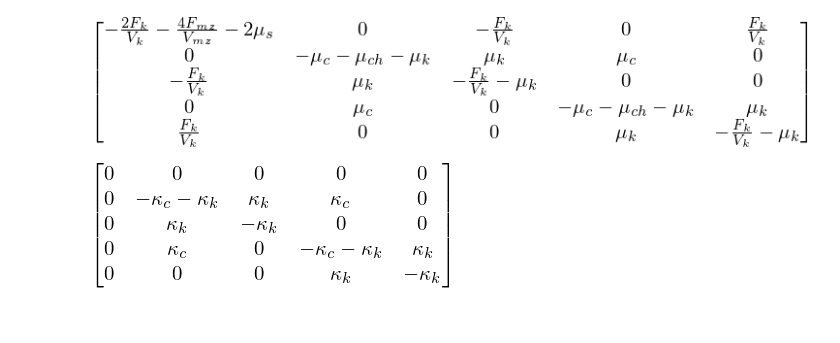
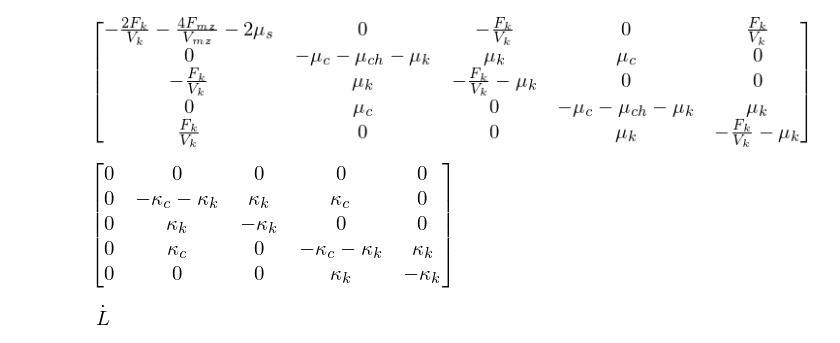
Before and after one commit to glyg/notebooks, a Jupyter notebook: kt_sim/sympy_dumb_spindle.ipynb, the cells around one changed output. Cells and saved outputs as stored; diff of their text form; code cells hidden in the pictures; blank space fills up the shorter version.

```diff
--- a/kt_sim/sympy_dumb_spindle.ipynb
+++ b/kt_sim/sympy_dumb_spindle.ipynb
@@ -361,0 +369,4 @@ C = eoms.subs(u_zero).subs(q_zero)
+# %%
+L.diff()
+# %% [output]
+[figure, added]
```
Also changed, not shown: parts of 11 cells of this notebook, 3 other files.
